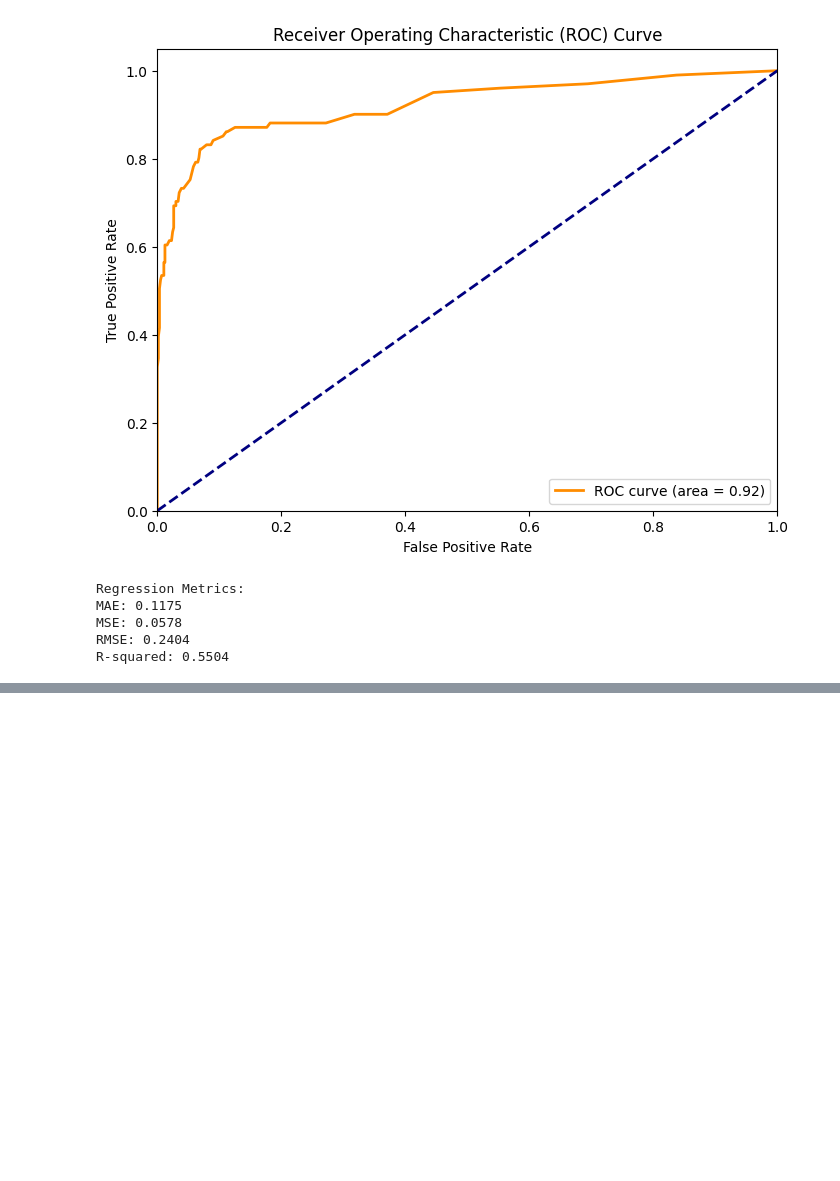
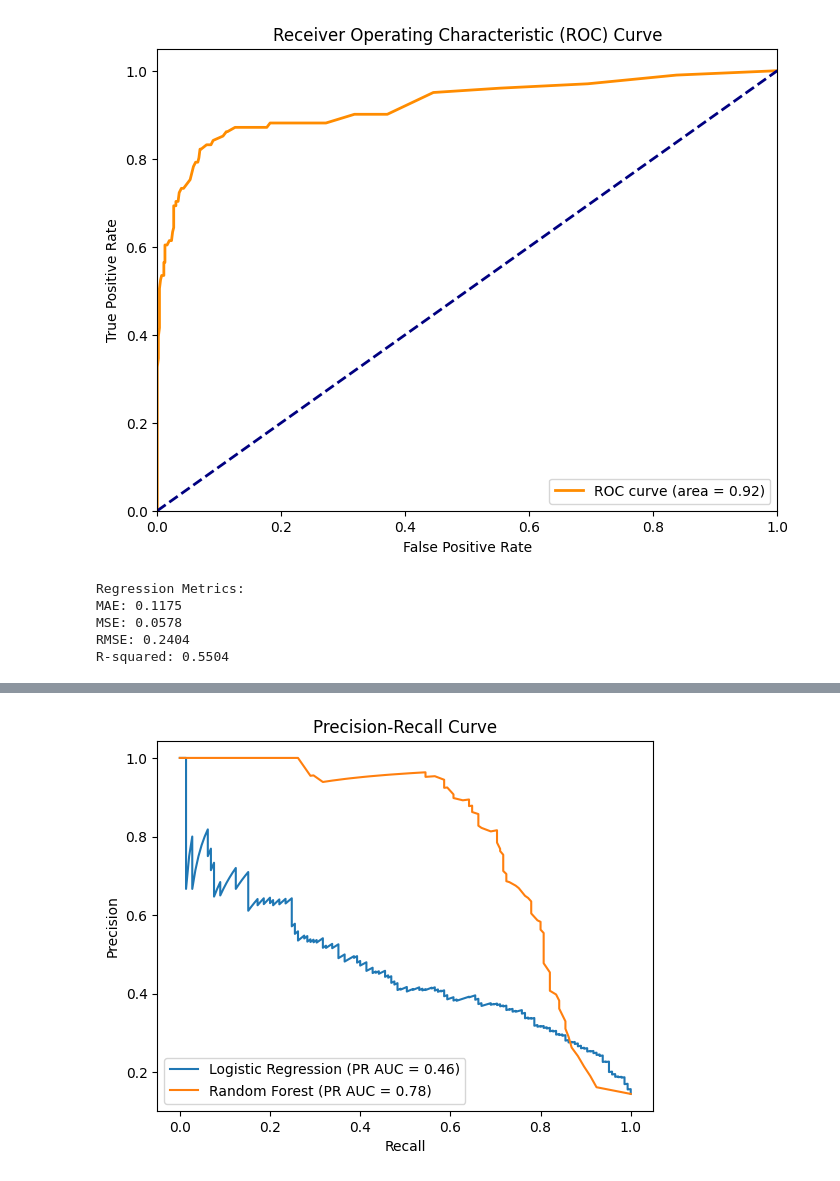
Before and after one commit to Mayank-Patel-9/Machine-Learning, a Jupyter notebook: Evaluation_Metrics.ipynb, the cells around one changed output, grey strips where cells are left out. Saved outputs shown, nothing was run; the diff lists cells and outputs as text; code cells hidden in the pictures; blank space fills up the shorter version.

```diff
--- a/Evaluation_Metrics.ipynb
+++ b/Evaluation_Metrics.ipynb
@@ -104,0 +160,19 @@ R-squared: 0.5504
+# %%
+# Precision-Recall Curve for Logistic Regression
+precision_log, recall_log, _ = precision_recall_curve(y_test, y_proba_log)
+pr_auc_log = average_precision_score(y_test, y_proba_log)
+plt.plot(recall_log, precision_log, label=f"Logistic Regression (PR AUC = {pr_auc_log:.2f})")
+
+# Precision-Recall Curve for Random Forest
+precision_rf, recall_rf, _ = precision_recall_curve(y_test, y_proba_rf)
+pr_auc_rf = average_precision_score(y_test, y_proba_rf)
+plt.plot(recall_rf, precision_rf, label=f"Random Forest (PR AUC = {pr_auc_rf:.2f})")
+
+# Plot combined Precision-Recall Curve
+plt.title("Precision-Recall Curve")
+plt.xlabel("Recall")
+plt.ylabel("Precision")
+plt.legend()
+plt.show()
+# %% [output]
+[figure, added]
```
Also changed, not shown: parts of 5 cells of this notebook.
